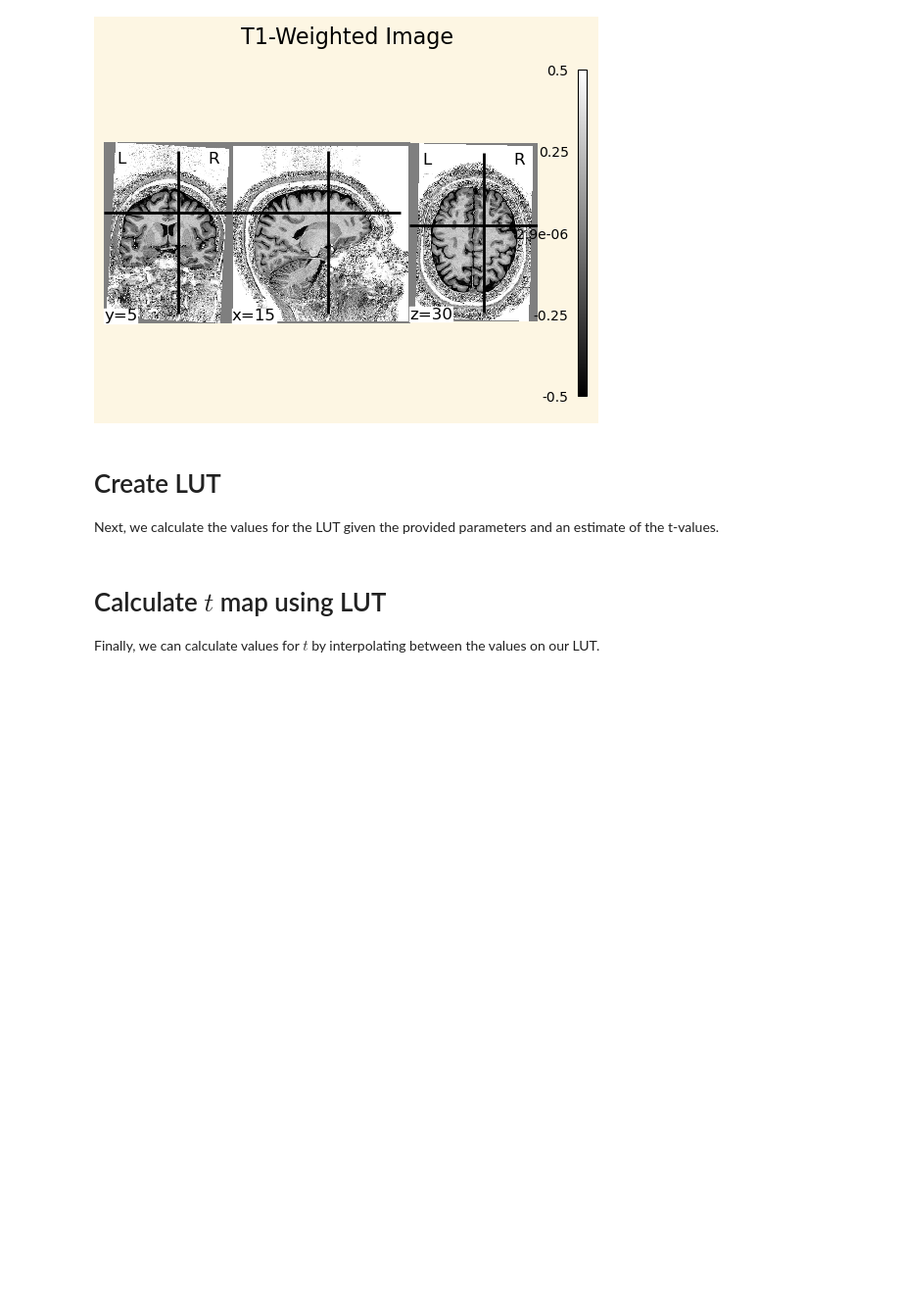
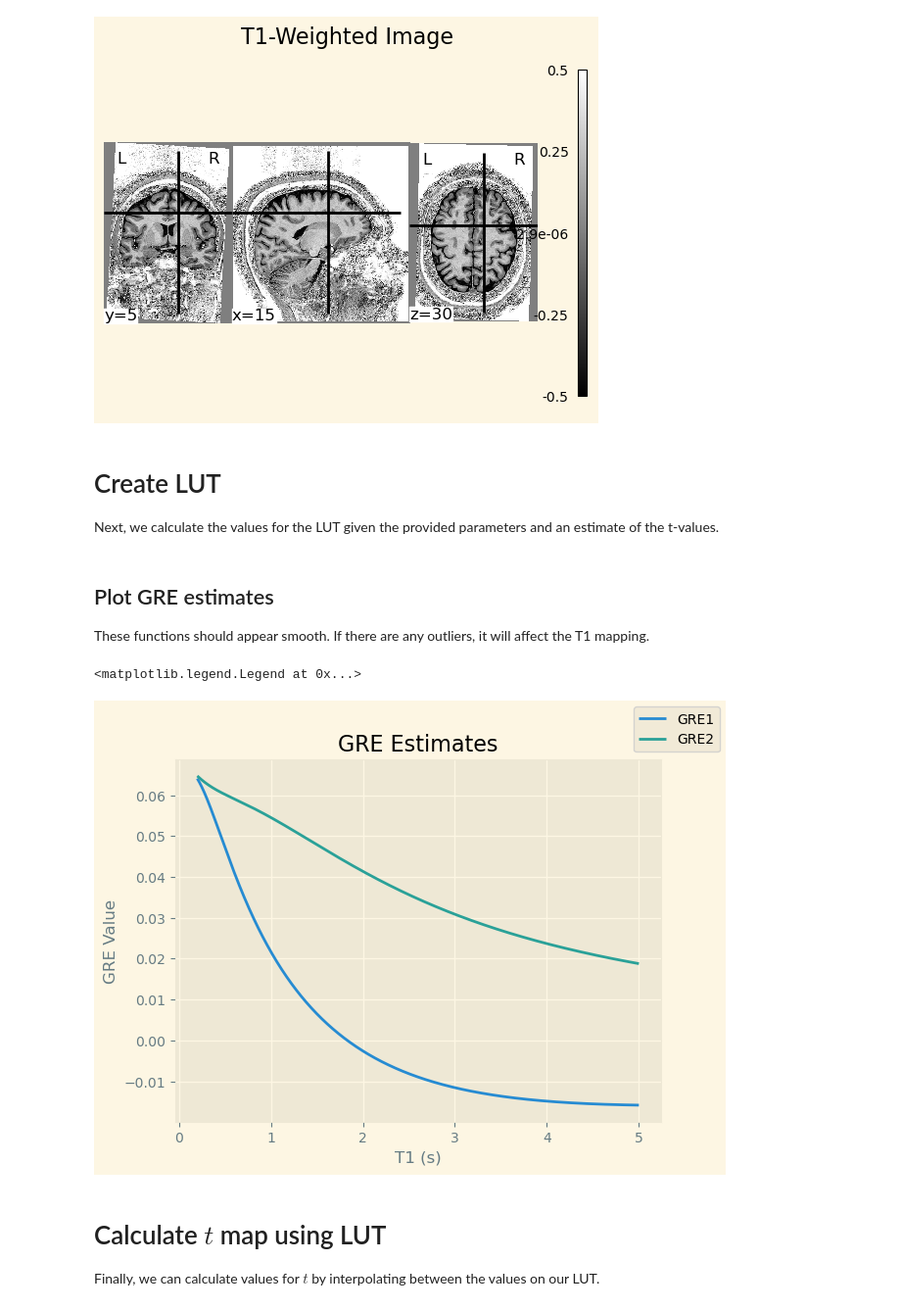
Before and after one commit to MASILab/map_t1_mapping, a Jupyter notebook: notebooks/lut_mp2rage.ipynb, the cells around one changed output. Shown at 98% size. Drawn from its saved outputs; the diff is of its cells as text; code cells hidden in the pictures; blank space fills up the shorter version.

```diff
--- a/notebooks/lut_mp2rage.ipynb
+++ b/notebooks/lut_mp2rage.ipynb
@@ -114,6 +114,20 @@ LUT = np.hstack((MP2RAGE, t1_estimate))
 
 # Sort LUT so values are in numerical order
 LUT = LUT[LUT[:, 0].argsort()]
+# %% [markdown]
+## Plot GRE estimates
+These functions should appear smooth. If there are any outliers, it will affect the T1 mapping.
+# %%
+fig, ax = plt.subplots()
+ax.plot(t1_estimate, GRE1, label="GRE1")
+ax.plot(t1_estimate, GRE2, label="GRE2")
+ax.set_title('GRE Estimates')
+ax.set_xlabel("T1 (s)")
+ax.set_ylabel("GRE Value")
+fig.legend()
+# %% [output]
+<matplotlib.legend.Legend at 0x...>
+[figure, added]
 # %% [markdown]
 # Calculate $t$ map using LUT
 Finally, we can calculate values for $t$ by interpolating between the values on our LUT.
```
Also changed, not shown: parts of 3 cells of this notebook.
